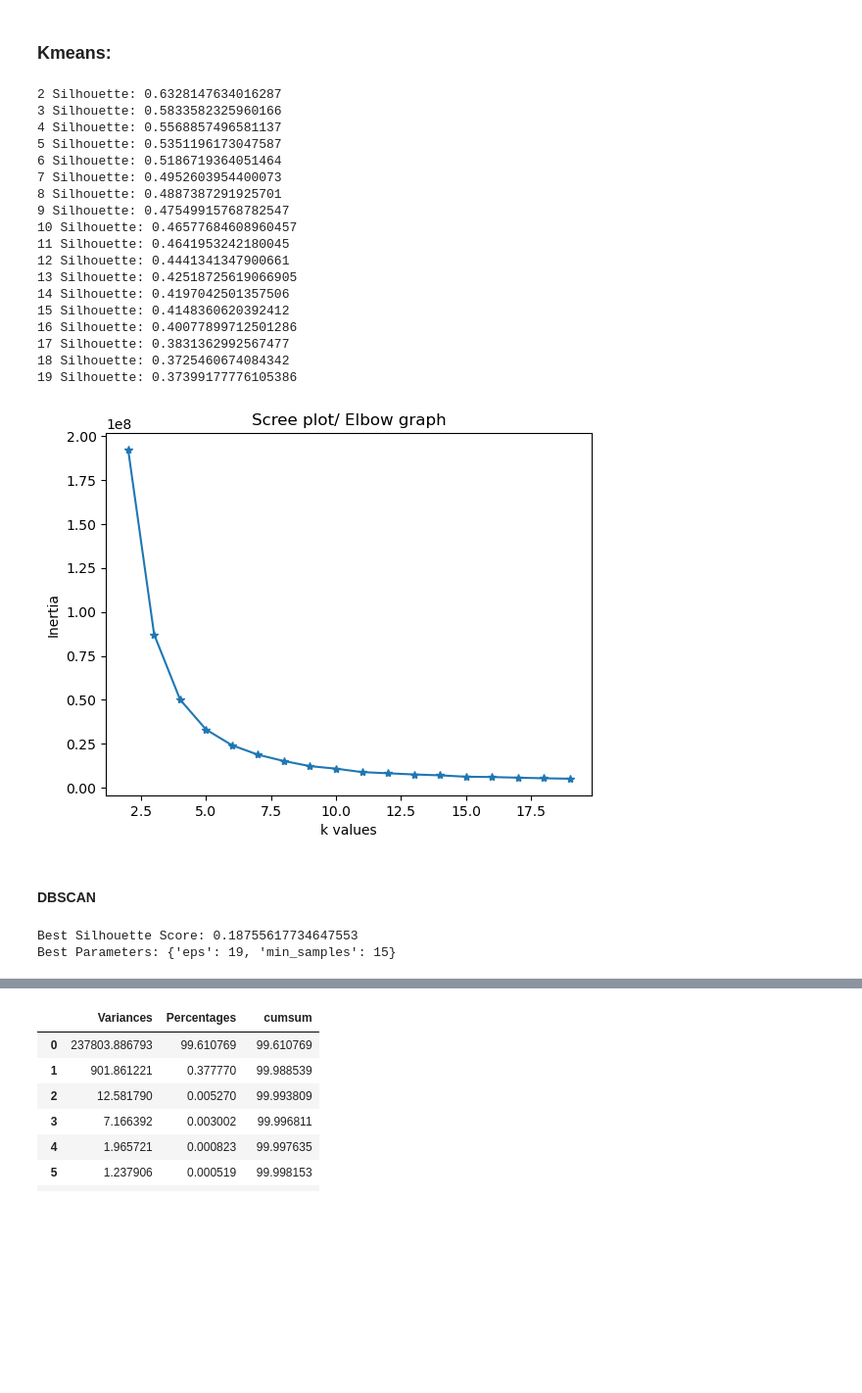
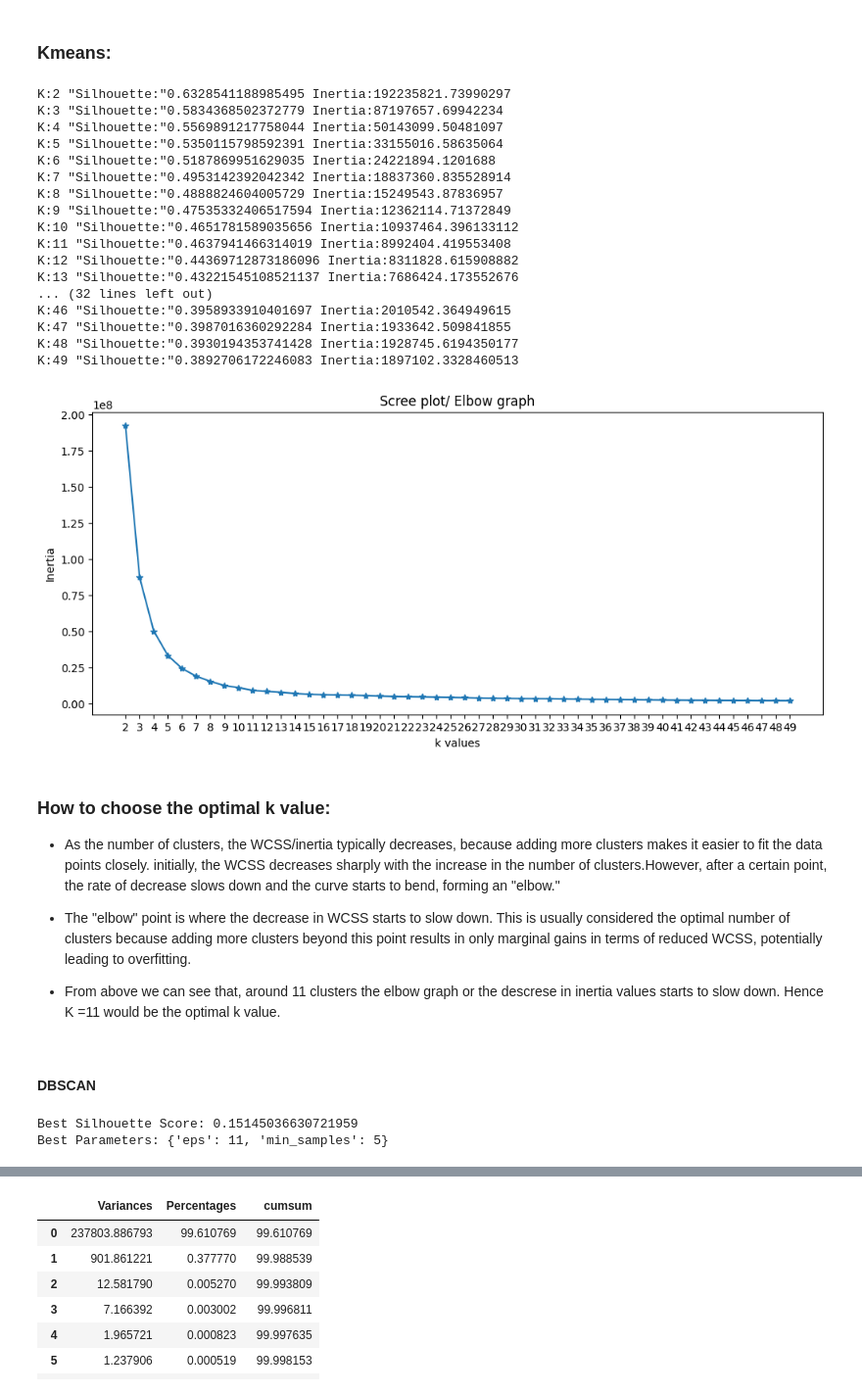
Before and after one commit to bishnusahu23/Song_recommendation, a Jupyter notebook: Song_recommendation.ipynb, the cells around one changed output, grey strips where cells are left out. Shown at 98% size. Drawn from its saved outputs; the diff is of its cells as text; code cells hidden in the pictures; blank space fills up the shorter version.

```diff
--- a/Song_recommendation.ipynb
+++ b/Song_recommendation.ipynb
@@ -58,4 +65,5 @@ from nltk.corpus import stopwords
 # %% [markdown]
 # Exploratory Data Analysis:
 # %%
-df=pd.read_excel(r"C:\Users\sahub\Desktop\Github\Song_recommendation\Hollywood_tracks.xlsx")
+# Importing and coverting the dataset into a dataframe
+df=pd.read_excel("Hollywood_tracks.xlsx")
@@ -435,41 +445,51 @@ plt.show()
 # %%
 inertia=[]
 silhouette=[]
-k= list(range(2,20))
+k= list(range(2,50))
 for i in k:
     kmeans=KMeans(n_clusters=i,random_state=42)
     kmeans.fit(filtered_df.iloc[:,1:])
     inertia.append(kmeans.inertia_)
     silhouette.append(silhouette_score(filtered_df.iloc[:,1:],kmeans.labels_))
-    print(i,"Silhouette:",silhouette_score(filtered_df.iloc[:,1:],kmeans.labels_))
+    print(f'K:{i} "Silhouette:"{silhouette_score(filtered_df.iloc[:,1:],kmeans.labels_)} Inertia:{kmeans.inertia_}' )
 # %% [output]
-2 Silhouette: 0.6328147634016287
-3 Silhouette: 0.5833582325960166
-4 Silhouette: 0.5568857496581137
-5 Silhouette: 0.5351196173047587
-6 Silhouette: 0.5186719364051464
-7 Silhouette: 0.4952603954400073
-8 Silhouette: 0.4887387291925701
-9 Silhouette: 0.47549915768782547
-10 Silhouette: 0.46577684608960457
-11 Silhouette: 0.4641953242180045
-12 Silhouette: 0.4441341347900661
-13 Silhouette: 0.42518725619066905
-14 Silhouette: 0.4197042501357506
-15 Silhouette: 0.4148360620392412
-16 Silhouette: 0.40077899712501286
-17 Silhouette: 0.3831362992567477
-18 Silhouette: 0.3725460674084342
-19 Silhouette: 0.37399177776105386
+K:2 "Silhouette:"0.6328541188985495 Inertia:192235821.73990297
+K:3 "Silhouette:"0.5834368502372779 Inertia:87197657.69942234
+K:4 "Silhouette:"0.5569891217758044 Inertia:50143099.50481097
+K:5 "Silhouette:"0.5350115798592391 Inertia:33155016.58635064
+K:6 "Silhouette:"0.5187869951629035 Inertia:24221894.1201688
+K:7 "Silhouette:"0.4953142392042342 Inertia:18837360.835528914
+K:8 "Silhouette:"0.4888824604005729 Inertia:15249543.87836957
+K:9 "Silhouette:"0.47535332406517594 Inertia:12362114.71372849
+K:10 "Silhouette:"0.4651781589035656 Inertia:10937464.396133112
+K:11 "Silhouette:"0.4637941466314019 Inertia:8992404.419553408
+K:12 "Silhouette:"0.44369712873186096 Inertia:8311828.615908882
+K:13 "Silhouette:"0.43221545108521137 Inertia:7686424.173552676
+... (32 lines left out)
+K:46 "Silhouette:"0.3958933910401697 Inertia:2010542.364949615
+K:47 "Silhouette:"0.3987016360292284 Inertia:1933642.509841855
+K:48 "Silhouette:"0.3930194353741428 Inertia:1928745.6194350177
+K:49 "Silhouette:"0.3892706172246083 Inertia:1897102.3328460513
 # %%
-k= list(range(2,20))
+k= list(range(2,50))
+plt.figure(figsize=(12,5))
 plt.plot(k,inertia,marker='*')
 plt.title('Scree plot/ Elbow graph')
 plt.xlabel('k values')
 plt.ylabel('Inertia')
+plt.xticks(k)
 plt.show()
 # %% [output]
-[figure, old version]
+[figure, new version]
+# %% [markdown]
+### How to choose the optimal k value:
++ As the number of clusters, the WCSS/inertia typically decreases, because adding more clusters makes it easier to fit the data points closely.
+  initially, the WCSS decreases sharply with the increase in the number of clusters.However, after a certain point, the rate of decrease slows down and
+  the curve starts to bend, forming an "elbow."
++ The "elbow" point is where the decrease in WCSS starts to slow down. This is usually considered the optimal number of clusters because adding more
+  clusters beyond this point results in only marginal gains in terms of reduced WCSS, potentially leading to overfitting.
+
++ From above we can see that, around 11 clusters the elbow graph or the descrese in inertia values starts to slow down. Hence K =11 would be the optimal k value.
 # %% [markdown]
 #### DBSCAN
 # %%
@@ -502,5 +522,5 @@ for eps in params['eps']:
 print(f"Best Silhouette Score: {best_score}")
 print(f"Best Parameters: {best_params}")
 # %% [output]
-Best Silhouette Score: 0.18755617734647553
-Best Parameters: {'eps': 19, 'min_samples': 15}
+Best Silhouette Score: 0.15145036630721959
+Best Parameters: {'eps': 11, 'min_samples': 5}
```
Also changed, not shown: parts of 37 cells of this notebook.
